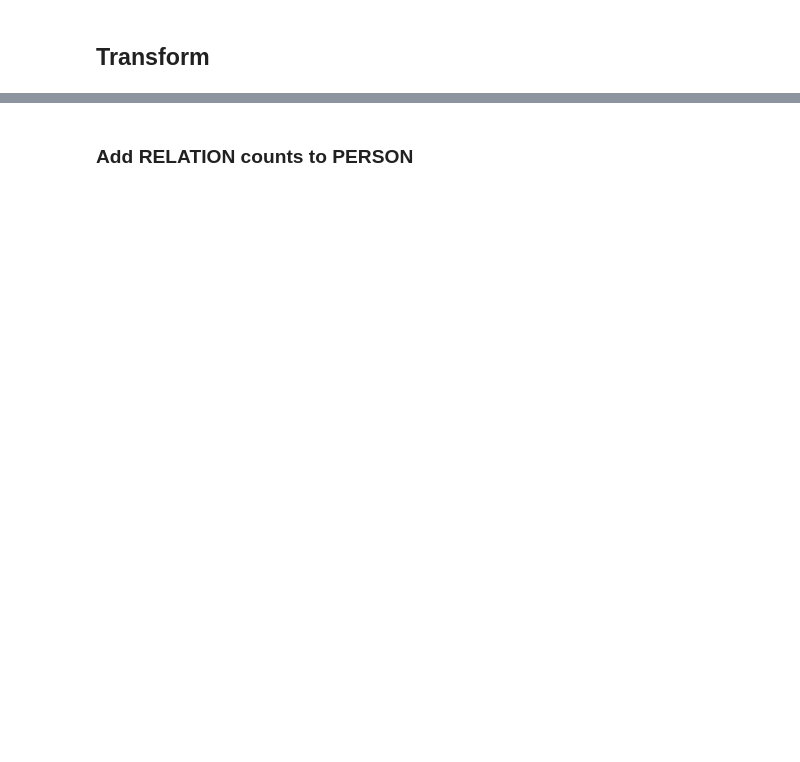
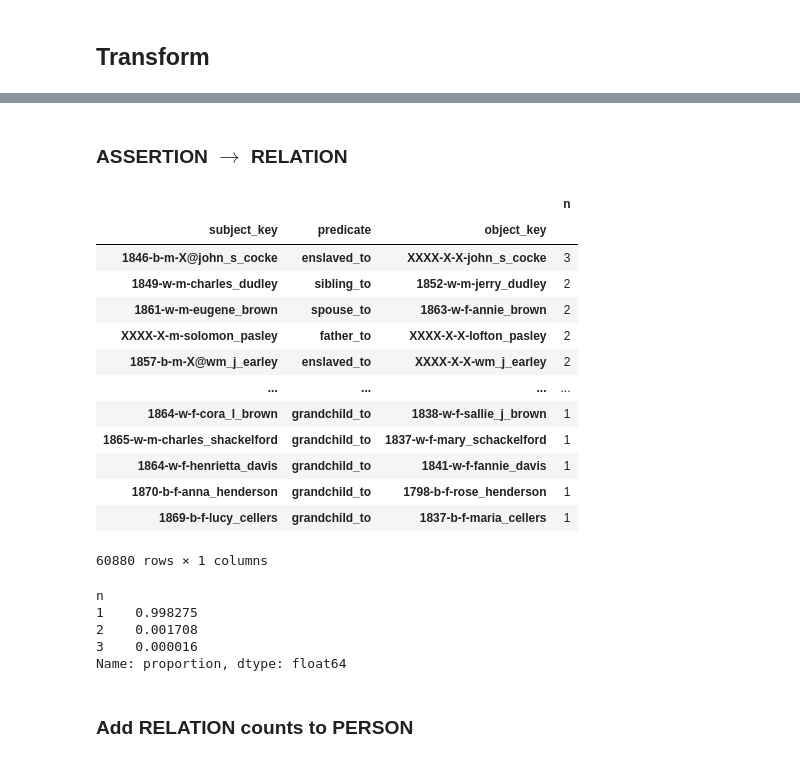
Before and after one commit to ontoligent/know-their-names, a Jupyter notebook: notebooks/01-import.ipynb, the cells around one changed output, grey strips where cells are left out. Drawn from its saved outputs; the diff is of its cells as text; code cells hidden in the pictures; blank space fills up the shorter version.

```diff
--- a/notebooks/01-import.ipynb
+++ b/notebooks/01-import.ipynb
@@ -196,2 +159,31 @@ except KeyError as e:
+# %% [markdown]
+### ASSERTION $\rightarrow$ RELATION
+# %%
+RELATION = ASSERTION.value_counts(['person_key_x','predicate','person_key_y']).to_frame('n')
+RELATION.index.names = ['subject_key','predicate','object_key']
+RELATION
+# %% [output]
+|  |  |  | n |
+| subject_key | predicate | object_key |  |
+| 1846-b-m-X@john_s_cocke | enslaved_to | XXXX-X-X-john_s_cocke | 3 |
+| 1849-w-m-charles_dudley | sibling_to | 1852-w-m-jerry_dudley | 2 |
+| 1861-w-m-eugene_brown | spouse_to | 1863-w-f-annie_brown | 2 |
+| XXXX-X-m-solomon_pasley | father_to | XXXX-X-X-lofton_pasley | 2 |
+| 1857-b-m-X@wm_j_earley | enslaved_to | XXXX-X-X-wm_j_earley | 2 |
+| ... | ... | ... | ... |
+| 1864-w-f-cora_l_brown | grandchild_to | 1838-w-f-sallie_j_brown | 1 |
+| 1865-w-m-charles_shackelford | grandchild_to | 1837-w-f-mary_schackelford | 1 |
+| 1864-w-f-henrietta_davis | grandchild_to | 1841-w-f-fannie_davis | 1 |
+| 1870-b-f-anna_henderson | grandchild_to | 1798-b-f-rose_henderson | 1 |
+| 1869-b-f-lucy_cellers | grandchild_to | 1837-b-f-maria_cellers | 1 |
+60880 rows × 1 columns
+# %%
+RELATION.n.value_counts(normalize=True)
+# %% [output]
+n
+1    0.998275
+2    0.001708
+3    0.000016
+Name: proportion, dtype: float64
 # %% [markdown]
 ### Add RELATION counts to PERSON
```
Also changed, not shown: parts of 42 cells of this notebook, 1 other file.
